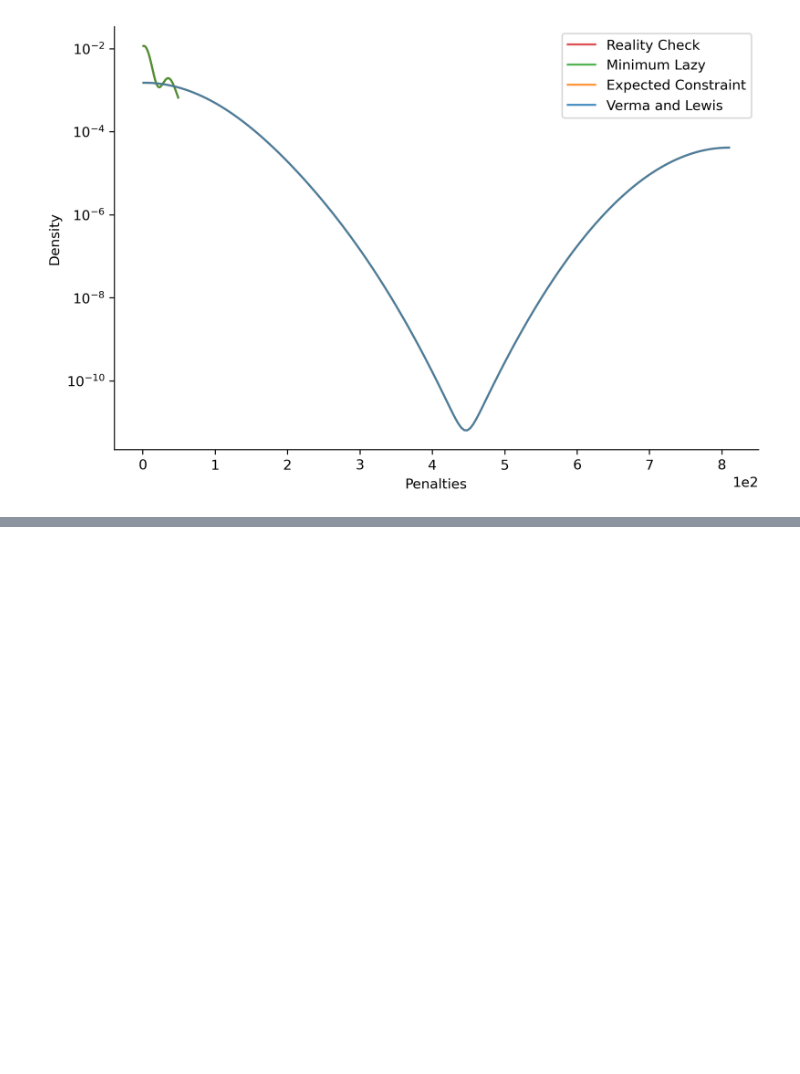
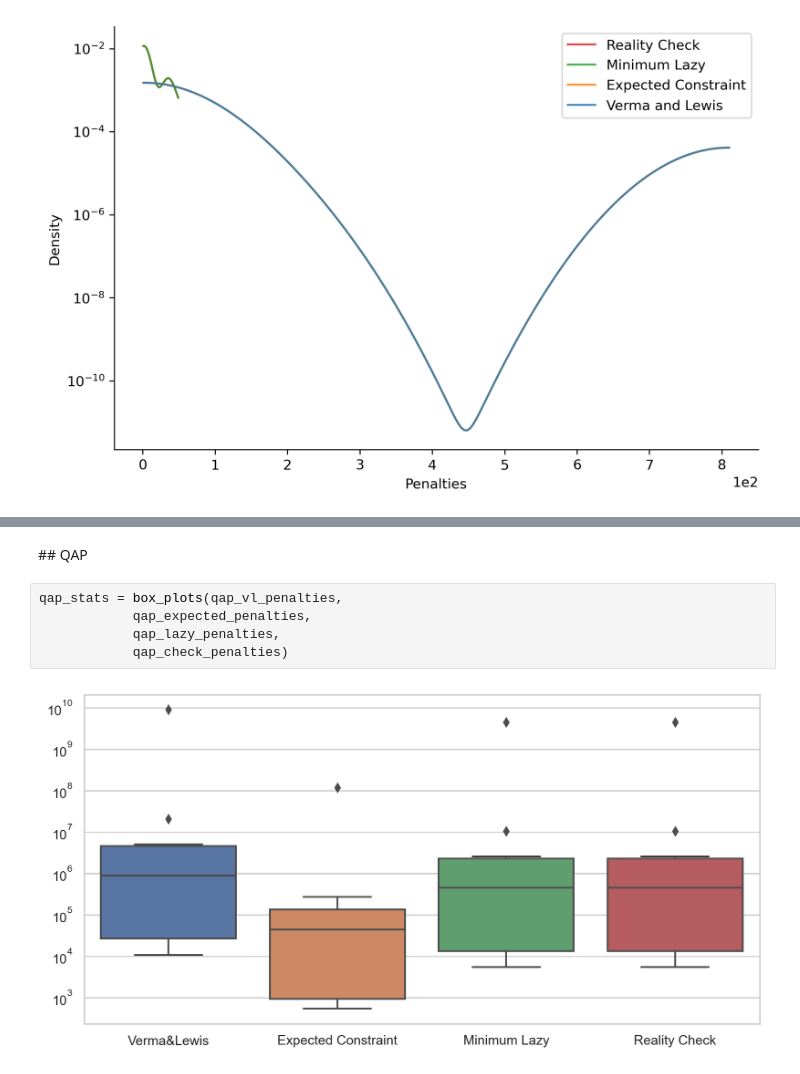
Before and after one commit to rienath/Estimating-Penalty-Coefficients-for-QUBO-Problems, a Jupyter notebook: Project and Deliverables/Implementation/Notebooks/Predicting Changes.ipynb, the cells around one changed output, grey strips where cells are left out. Drawn from its saved outputs; the diff is of its cells as text; blank space fills up the shorter version.

```diff
--- a/Project and Deliverables/Implementation/Notebooks/Predicting Changes.ipynb
+++ b/Project and Deliverables/Implementation/Notebooks/Predicting Changes.ipynb
@@ -142,0 +217,9 @@ Figure.penalty_distribution(mkp_expected_penalties,
+# %% [markdown]
+## QAP
+# %%
+qap_stats = box_plots(qap_vl_penalties,
+            qap_expected_penalties,
+            qap_lazy_penalties,
+            qap_check_penalties)
+# %% [output]
+[figure, added]
```
Also changed, not shown: parts of 18 cells of this notebook.
